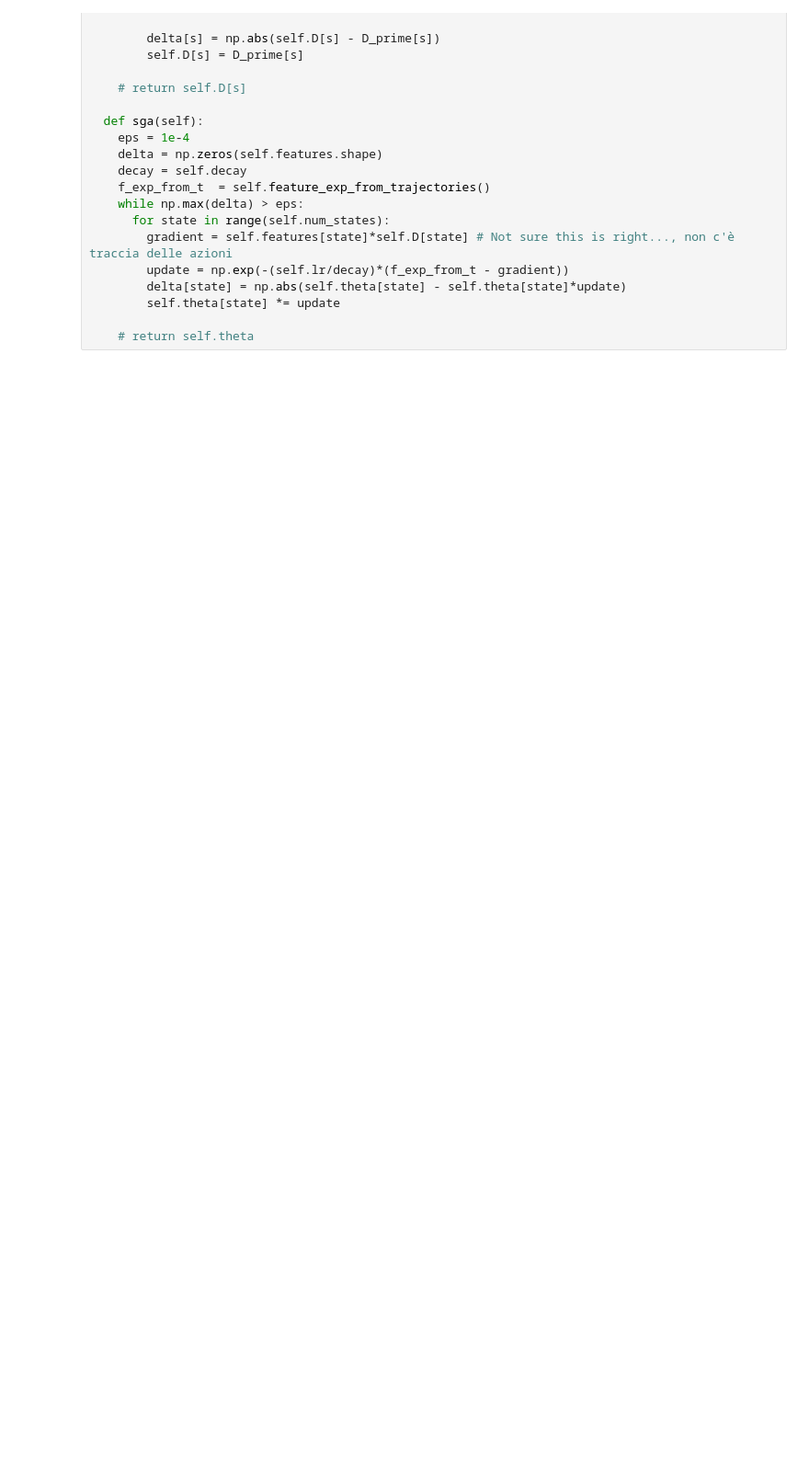
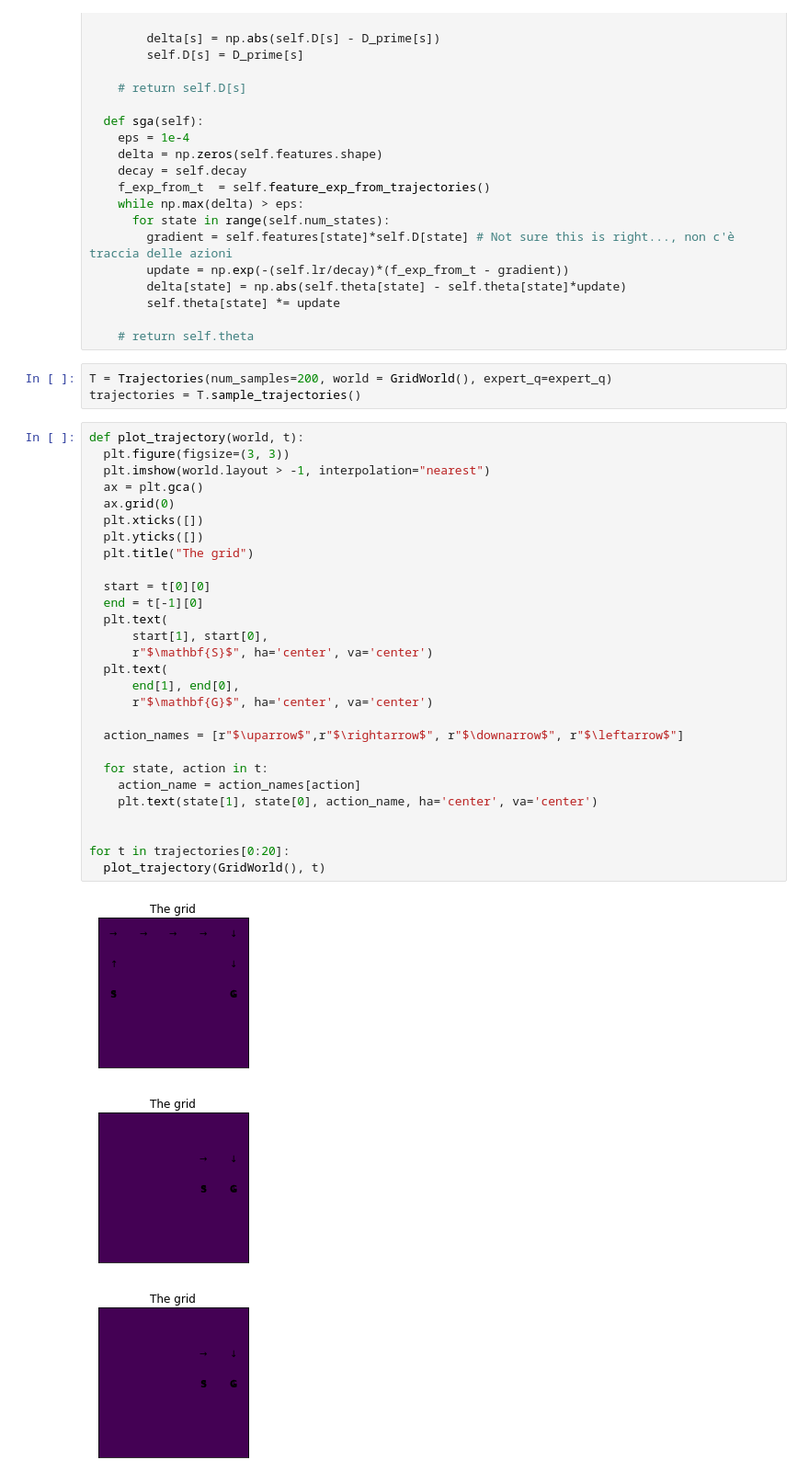
Before and after one commit to francescomontagna/MaxEnt-IRL, a Jupyter notebook: Basic-IRL.ipynb, the cells around one changed output. Shown: that part at 92% size. Cells and saved outputs as stored; diff of their text form; blank space fills up the shorter version.

Commit message:
Trajectory sample and visualization

```diff
--- a/Basic-IRL.ipynb
+++ b/Basic-IRL.ipynb
@@ -456,3 +489,38 @@ class MaxCausalEntropy:
         self.theta[state] *= update
 
     # return self.theta
+# %%
+T = Trajectories(num_samples=200, world = GridWorld(), expert_q=expert_q)
+trajectories = T.sample_trajectories()
+# %%
+def plot_trajectory(world, t):
+  plt.figure(figsize=(3, 3))
+  plt.imshow(world.layout > -1, interpolation="nearest")
+  ax = plt.gca()
+  ax.grid(0)
+  plt.xticks([])
+  plt.yticks([])
+  plt.title("The grid")
+
+  start = t[0][0]
+  end = t[-1][0]
+  plt.text(
+      start[1], start[0],
+      r"$\mathbf{S}$", ha='center', va='center')
+  plt.text(
+      end[1], end[0],
+      r"$\mathbf{G}$", ha='center', va='center')
+
+  action_names = [r"$\uparrow$",r"$\rightarrow$", r"$\downarrow$", r"$\leftarrow$"]
+
+  for state, action in t:
+    action_name = action_names[action]
+    plt.text(state[1], state[0], action_name, ha='center', va='center')
+
+
+for t in trajectories[0:20]:
+  plot_trajectory(GridWorld(), t)
+# %% [output]
+[figure, added]
+[figure, added]
+[figure, added]
```
Also changed, not shown: parts of 8 cells of this notebook.
